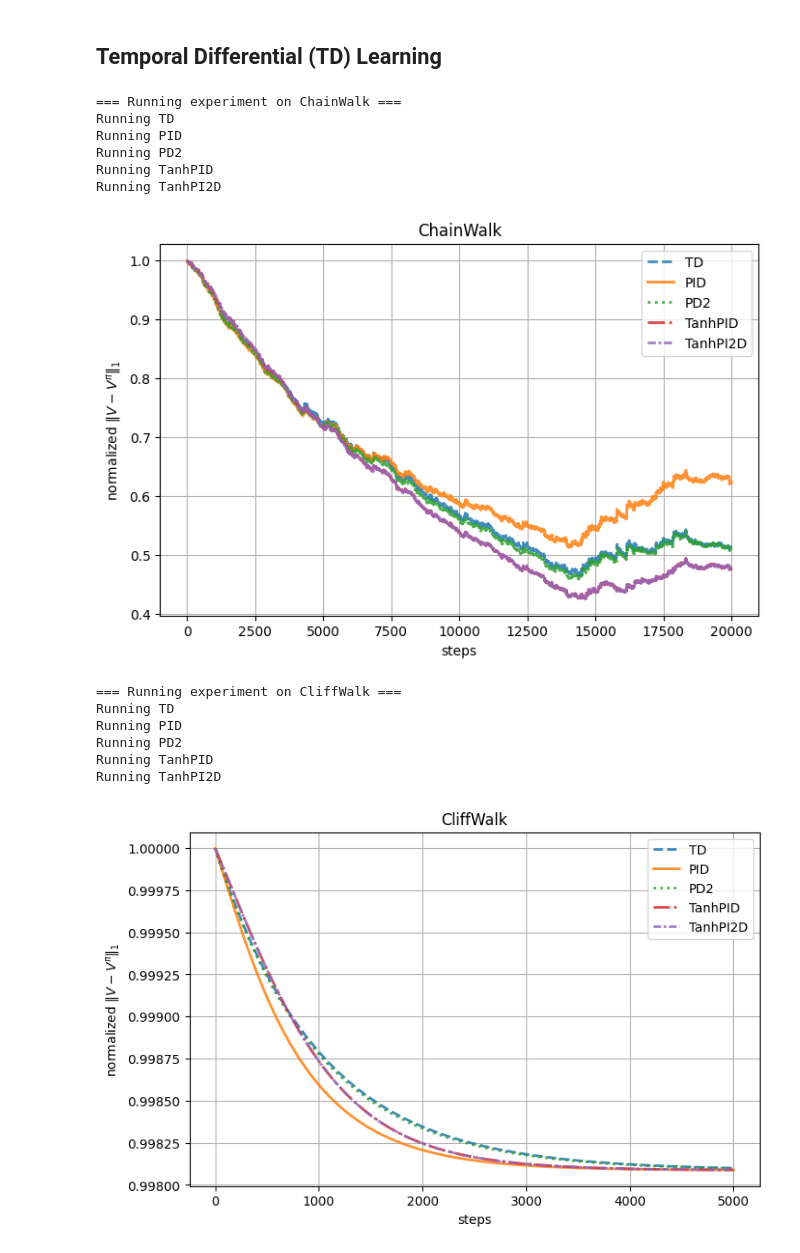
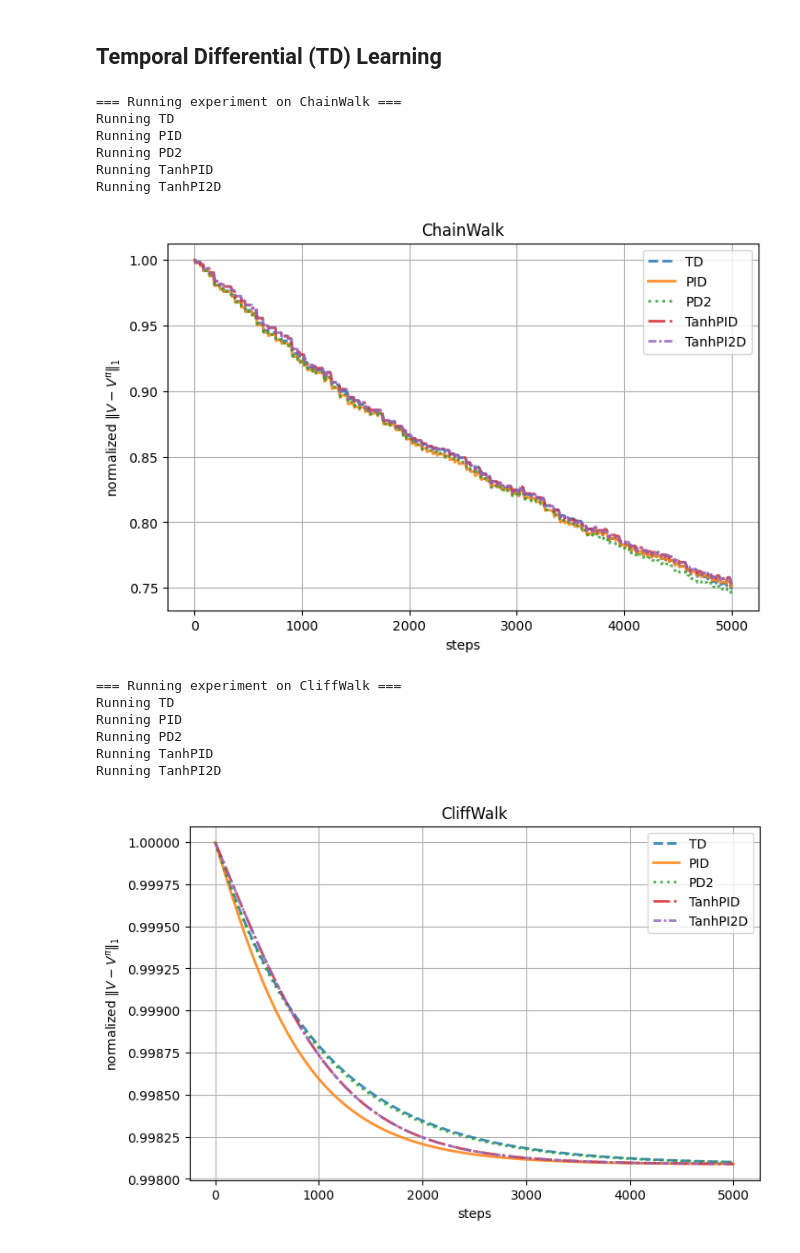
Before and after one commit to ThomasLgll/project-final-inf8250ae, a Jupyter notebook: INF8250AE_Project_V2.ipynb, the cells around one changed output. Cells and saved outputs as stored; diff of their text form; code cells hidden in the pictures.

```diff
--- a/INF8250AE_Project_V2.ipynb
+++ b/INF8250AE_Project_V2.ipynb
@@ -766,6 +766,13 @@ plt.show()
 # %% [markdown]
 ## Temporal Differential (TD) Learning
 # %%
+def expected_br(env, V, s, a, gamma):
+    br = env.r[s]
+    for s2, p in enumerate(env.P[a][s]):
+        br += gamma * p * V[s2]
+    br -= V[s]
+    return br
+
 def pid_td(
     env,
     policy,
@@ -838,29 +845,30 @@ def pid_td(
             r = env.r[s_next] if hasattr(env, "r") else 0.0
             done = False
 
-        # ---- Bellman residual sample ----
-        br = r + gamma * V[s_next] - V[s]
+        # Expected Bellman residual scalar for state s
+        br = expected_br(env, V, s, a, gamma)
 
         # State-dependent step size
         counts[s] += 1
         mu = min(mu_eps, 1.0 / (counts[s] / 1000.0 + 1))
 
-        # BR vector (as in paper)
+        # BR vector with zero everywhere except at s
         br_vec = np.zeros(n)
         br_vec[s] = br
 
-        # ---- Controller output ----
+        # Controller output (vector)
         ctrl_out = controller.apply(br_vec, V, Vprev, Vprev2, z)
 
-        # ---- Shift value history ----
+        # Shift value history for second order terms
         Vprev2[s] = Vprev[s]
         Vprev[s] = V[s]
 
-        # ---- Value update ----
+        # Value update (convex combination)
         V[s] = (1 - mu) * V[s] + mu * (V[s] + ctrl_out[s])
 
-        # ---- Integrator update ----
+        # Integrator update (convex combination)
         z[s] = (1 - mu) * z[s] + mu * (beta * z[s] + alpha * br)
+
 
         # ---- Gain adaptation ----
         if gain_adapt and hasattr(controller, "kp"):
@@ -989,35 +997,45 @@ def run_and_plot(env, env_name, steps=5000, policy=None):
             **styles[name]
         )
 
     plt.xlabel("steps")
     plt.ylabel(r"normalized $\|V - V^\pi\|_1$")
     plt.title(env_name)
     plt.legend()
     plt.grid(True)
 
     plt.show()
 
 
 # ChainWalk
 env_chain = ChainWalk(n=50)
-run_and_plot(env_chain, "ChainWalk", steps=20000)
+run_and_plot(env_chain, "ChainWalk", steps=5000)
 
 # CliffWalk
 env_cliff = CliffWalk()
 run_and_plot(env_cliff, "CliffWalk", steps=5000)
 
 # Garnet
 env_garnet = Garnet(n=50, m=3, b=5, seed=42)
 policy_garnet = uniform_policy(env_garnet)
+run_and_plot(env_garnet, "Garnet MDP", steps=5000, policy=policy_garnet)
+
+
+# ChainWalk
+env_chain = ChainWalk(n=50)
+run_and_plot(env_chain, "ChainWalk", steps=200000)
+
+# Garnet
+env_garnet = Garnet(n=50, m=3, b=5, seed=42)
+policy_garnet = uniform_policy(env_garnet)
 run_and_plot(env_garnet, "Garnet MDP", steps=150000, policy=policy_garnet)
 # %% [output]
 === Running experiment on ChainWalk ===
 Running TD
 Running PID
 Running PD2
 Running TanhPID
 Running TanhPI2D
-[figure, old version]
+[figure, new version]
 === Running experiment on CliffWalk ===
 Running TD
 Running PID
```
Also changed, not shown: parts of 1 cell of this notebook.
